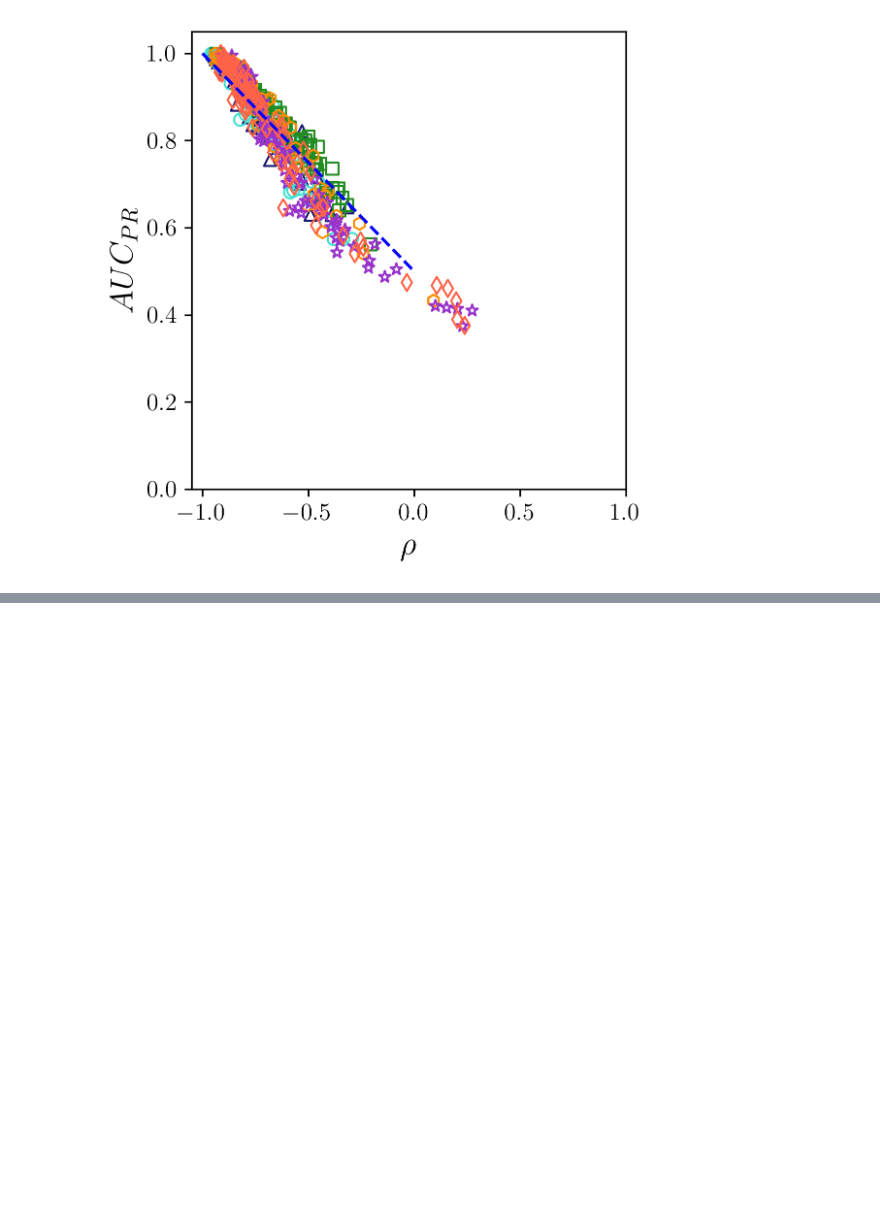
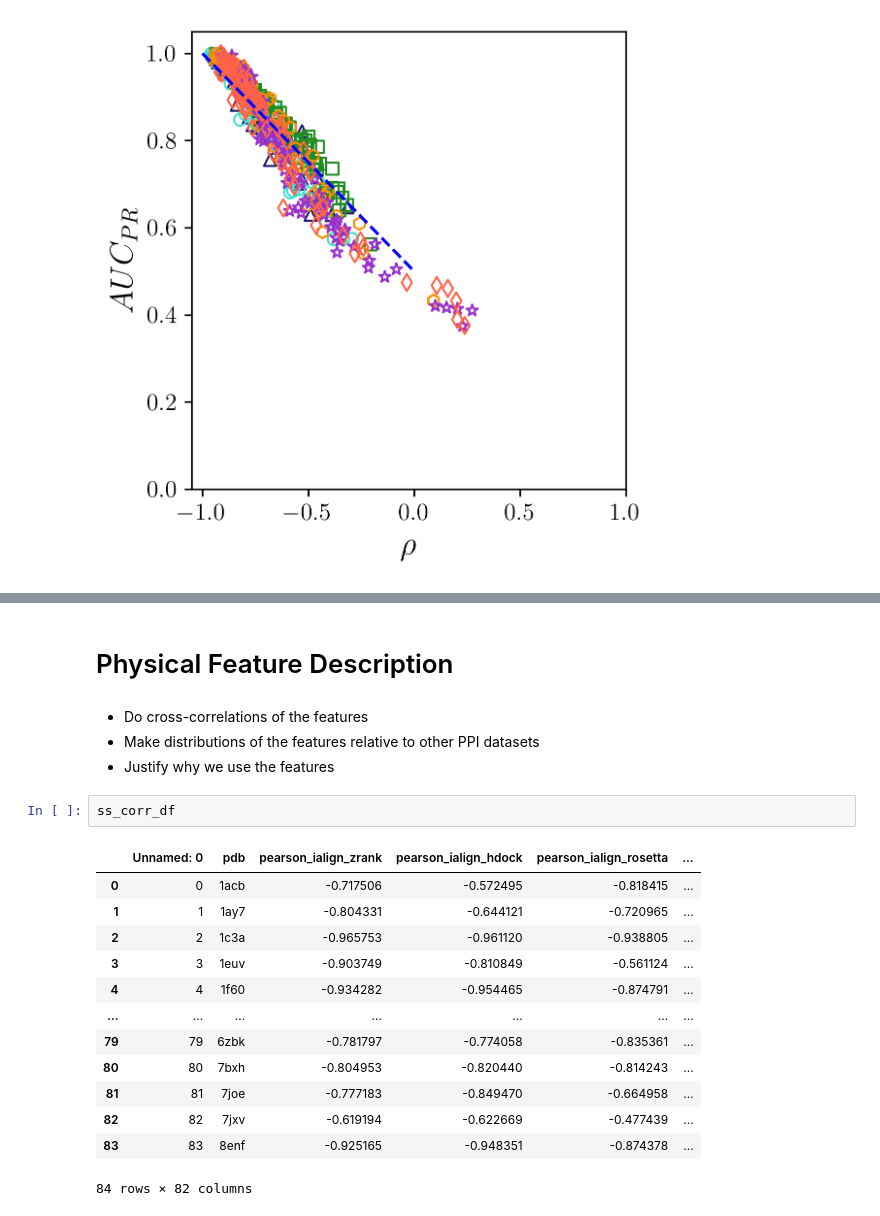
Before and after one commit to jakesumneryale/Protein_interface_assessment, a Jupyter notebook: jupyter_notebook_analysis_scripts/rebuttal_code_and_figures.ipynb, the cells around one changed output, grey strips where cells are left out. Cells and saved outputs as stored; diff of their text form; blank space fills up the shorter version.

```diff
--- a/jupyter_notebook_analysis_scripts/rebuttal_code_and_figures.ipynb
+++ b/jupyter_notebook_analysis_scripts/rebuttal_code_and_figures.ipynb
@@ -757,0 +838,22 @@ fig.tight_layout()
+# %% [markdown]
+# Physical Feature Description
+# %% [markdown]
+- Do cross-correlations of the features
+- Make distributions of the features relative to other PPI datasets
+- Justify why we use the features
+# %%
+ss_corr_df
+# %% [output]
+|  | Unnamed: 0 | pdb | pearson_ialign_zrank | pearson_ialign_hdock | pearson_ialign_rosetta | ... |
+| 0 | 0 | 1acb | -0.717506 | -0.572495 | -0.818415 | ... |
+| 1 | 1 | 1ay7 | -0.804331 | -0.644121 | -0.720965 | ... |
+| 2 | 2 | 1c3a | -0.965753 | -0.961120 | -0.938805 | ... |
+| 3 | 3 | 1euv | -0.903749 | -0.810849 | -0.561124 | ... |
+| 4 | 4 | 1f60 | -0.934282 | -0.954465 | -0.874791 | ... |
+| ... | ... | ... | ... | ... | ... | ... |
+| 79 | 79 | 6zbk | -0.781797 | -0.774058 | -0.835361 | ... |
+| 80 | 80 | 7bxh | -0.804953 | -0.820440 | -0.814243 | ... |
+| 81 | 81 | 7joe | -0.777183 | -0.849470 | -0.664958 | ... |
+| 82 | 82 | 7jxv | -0.619194 | -0.622669 | -0.477439 | ... |
+| 83 | 83 | 8enf | -0.925165 | -0.948351 | -0.874378 | ... |
+84 rows × 82 columns
```
Also changed, not shown: parts of 5 cells of this notebook, 1 other file.
